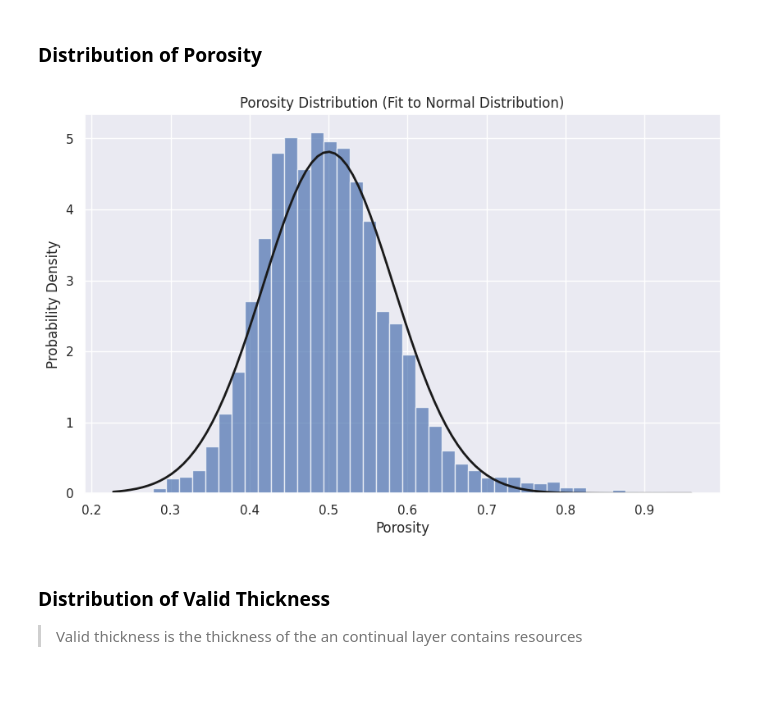
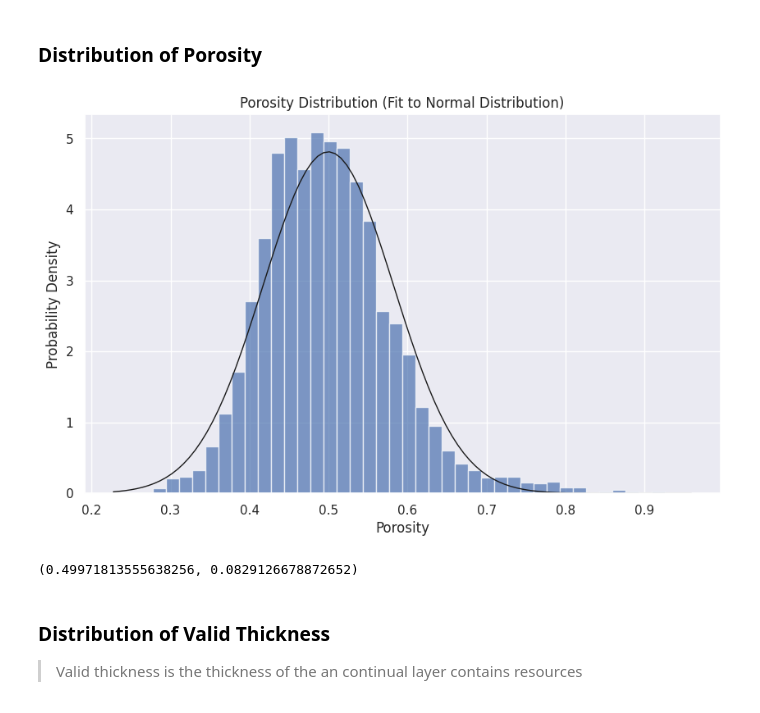
Before and after one commit to zivmax/model-2024c, a Jupyter notebook: code/kde.ipynb, the cells around one changed output. Drawn from its saved outputs; the diff is of its cells as text; code cells hidden in the pictures.

```diff
--- a/code/kde.ipynb
+++ b/code/kde.ipynb
@@ -25,7 +25,7 @@ def drop_outliers(data: np.ndarray, threshold=3):
     z = np.abs((data - data.mean()) / data.std())
     return data[z < threshold]
 # %%
-def fit_norma_and_plot(data: np.ndarray, name: str):
+def fit_norm_and_plot(data: np.ndarray, name: str):
     from scipy.stats import norm
     mu, std = norm.fit(data)
 
@@ -36,7 +36,7 @@ def fit_norma_and_plot(data: np.ndarray, name: str):
     xmin, xmax = plt.xlim()
     x = np.linspace(xmin, xmax, 100)
     p = norm.pdf(x, mu, std)
-    plt.plot(x, p, 'k', linewidth=2)
+    plt.plot(x, p, 'k', linewidth=1)
 
     plt.title(f'{name} Distribution (Fit to Normal Distribution)')
     plt.xlabel(name)
@@ -88,14 +95,15 @@ fit_norma_and_plot(hydrate_saturation, "Hydrate Saturation")
 # %%
 # Get the distibution of the porosity
 porosity = []
 for sensor_data in sensor_data_list:
     porosity.extend(sensor_data['Porosity'].dropna())
 
 porosity = np.array(porosity)
 
-fit_norma_and_plot(porosity, "Porosity")
+fit_norm_and_plot(porosity, "Porosity")
 # %% [output]
-[figure, old version]
+[figure, new version]
+(0.49971813555638256, 0.0829126678872652)
 # %% [markdown]
 ### Distribution of Valid Thickness
 
```
Also changed, not shown: parts of 5 cells of this notebook, 2 other files.
